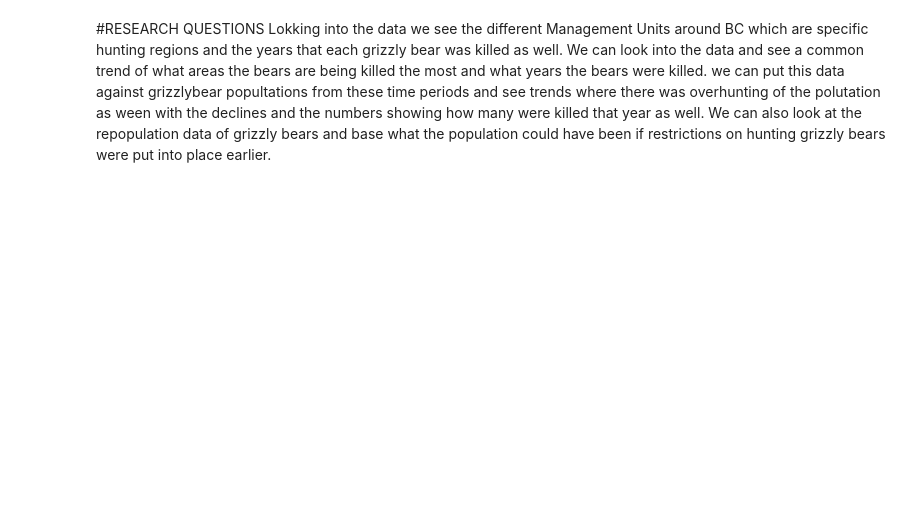
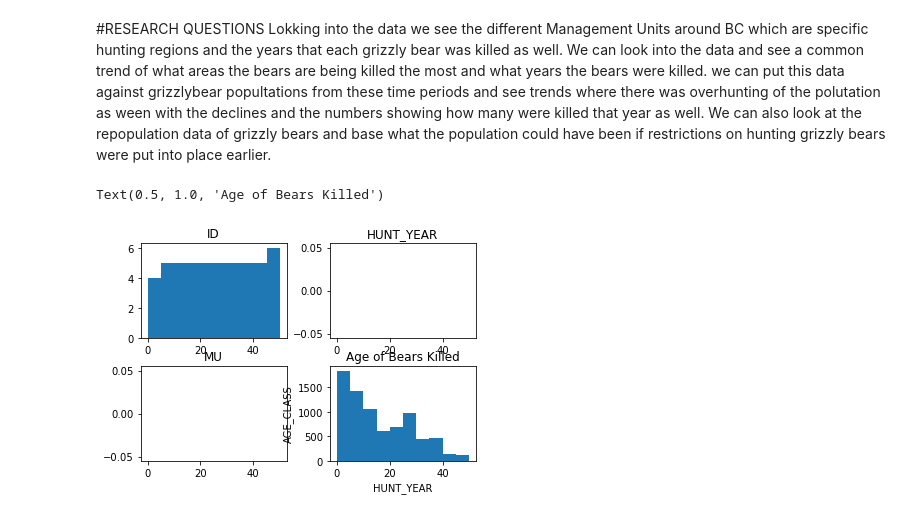
Before and after one commit to data301-2021-winter1/project-group55-project-1, a Jupyter notebook: AdamShippitTask.ipynb, the cells around one changed output. Cells and saved outputs as stored; diff of their text form; code cells hidden in the pictures; blank space fills up the shorter version.

```diff
--- a/AdamShippitTask.ipynb
+++ b/AdamShippitTask.ipynb
@@ -2,7 +2,7 @@
 import pandas as pd
 import numpy as np
 # %%
-df = pd.read_csv(r"C:\Users\aship\school\year3\project-group55-project-1\grizzlybearmortalityhistory_1976_2017.csv")
+df = pd.read_csv(r"C:\Users\aship\school\year3\project-group55-project-1\data\raw\grizzlybearmortalityhistory_1976_2017.csv")
 # %%
 print(df)
 # %% [output]
@@ -189,3 +186,11 @@ df.boxplot('MU')
 # %% [markdown]
 #RESEARCH QUESTIONS
 Lokking into the data we see the different Management Units around BC which are specific hunting regions and the years that each grizzly bear was killed as well.  We can look into the data and see a common trend of what areas the bears are being killed the most and what years the bears were killed.  we can put this data against grizzlybear popultations from these time periods and see trends where there was overhunting of the polutation as ween with the declines and the numbers showing how many were killed that year as well.  We can also look at the repopulation data of grizzly bears and base what the population could have been if restrictions on hunting grizzly bears were put into place earlier.
+# %%
+df.hist(grid=False, bins=range(0,55,5))
+plt.xlabel('HUNT_YEAR')
+plt.ylabel('AGE_CLASS')
+plt.title('Age of Bears Killed')
+# %% [output]
+Text(0.5, 1.0, 'Age of Bears Killed')
+[figure, added]
```
Also changed, not shown: parts of 2 cells of this notebook.
